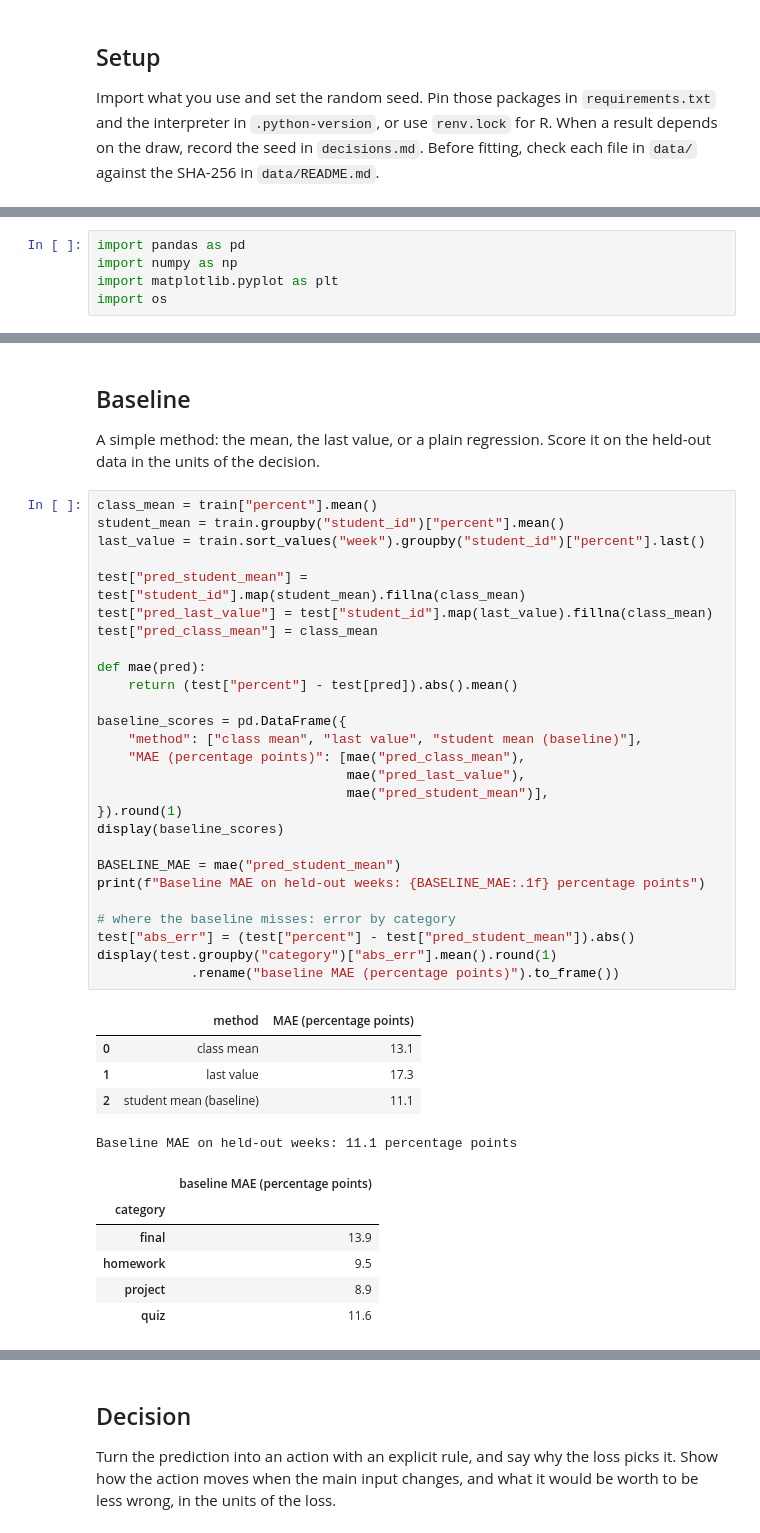
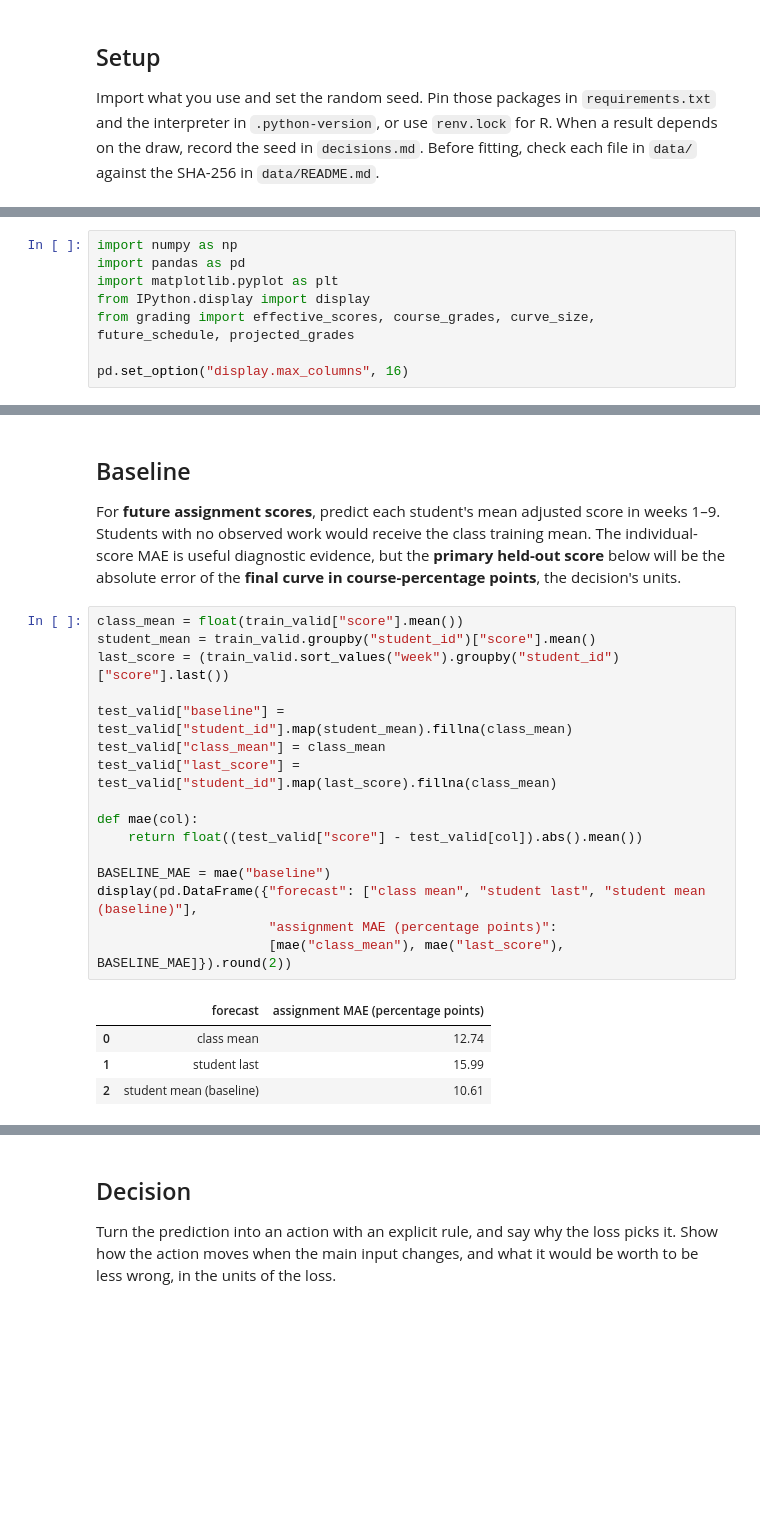
Before and after one commit to ssrini24/aii600-shriya-shourouk-nikki, a Jupyter notebook: analysis.ipynb, the cells around one changed output, grey strips where cells are left out. Cells and saved outputs as stored; diff of their text form; blank space fills up the shorter version.

```diff
--- a/analysis.ipynb
+++ b/analysis.ipynb
@@ -29,8 +31,11 @@ SystemExit: no SHA-256 for gradebook.csv in data/README.md
 # %%
+import numpy as np
 import pandas as pd
-import numpy as np
 import matplotlib.pyplot as plt
-import os
+from IPython.display import display
+from grading import effective_scores, course_grades, curve_size, future_schedule, projected_grades
+
+pd.set_option("display.max_columns", 16)
 # %% [markdown]
 ## Question
 
@@ -133,44 +167,29 @@ test:  500 rows, weeks 10-15
 # %% [markdown]
 ## Baseline
 
-A simple method: the mean, the last value, or a plain regression. Score it on the held-out data in the units of the decision.
+For **future assignment scores**, predict each student's mean adjusted score in weeks 1–9.
+Students with no observed work would receive the class training mean. The individual-score
+MAE is useful diagnostic evidence, but the **primary held-out score** below will be the
+absolute error of the **final curve in course-percentage points**, the decision's units.
 # %%
-class_mean = train["percent"].mean()
-student_mean = train.groupby("student_id")["percent"].mean()
-last_value = train.sort_values("week").groupby("student_id")["percent"].last()
+class_mean = float(train_valid["score"].mean())
+student_mean = train_valid.groupby("student_id")["score"].mean()
+last_score = (train_valid.sort_values("week").groupby("student_id")["score"].last())
 
-test["pred_student_mean"] = test["student_id"].map(student_mean).fillna(class_mean)
-test["pred_last_value"] = test["student_id"].map(last_value).fillna(class_mean)
-test["pred_class_mean"] = class_mean
+test_valid["baseline"] = test_valid["student_id"].map(student_mean).fillna(class_mean)
+test_valid["class_mean"] = class_mean
+test_valid["last_score"] = test_valid["student_id"].map(last_score).fillna(class_mean)
 
-def mae(pred):
-    return (test["percent"] - test[pred]).abs().mean()
+def mae(col):
+    return float((test_valid["score"] - test_valid[col]).abs().mean())
 
-baseline_scores = pd.DataFrame({
-    "method": ["class mean", "last value", "student mean (baseline)"],
-    "MAE (percentage points)": [mae("pred_class_mean"),
-                                mae("pred_last_value"),
-                                mae("pred_student_mean")],
-}).round(1)
-display(baseline_scores)
-
-BASELINE_MAE = mae("pred_student_mean")
-print(f"Baseline MAE on held-out weeks: {BASELINE_MAE:.1f} percentage points")
-
-# where the baseline misses: error by category
-test["abs_err"] = (test["percent"] - test["pred_student_mean"]).abs()
-display(test.groupby("category")["abs_err"].mean().round(1)
-            .rename("baseline MAE (percentage points)").to_frame())
+BASELINE_MAE = mae("baseline")
+display(pd.DataFrame({"forecast": ["class mean", "student last", "student mean (baseline)"],
+                      "assignment MAE (percentage points)":
+                      [mae("class_mean"), mae("last_score"), BASELINE_MAE]}).round(2))
 # %% [output]
-|  | method | MAE (percentage points) |
-| 0 | class mean | 13.1 |
-| 1 | last value | 17.3 |
-| 2 | student mean (baseline) | 11.1 |
+|  | forecast | assignment MAE (percentage points) |
+| 0 | class mean | 12.74 |
+| 1 | student last | 15.99 |
+| 2 | student mean (baseline) | 10.61 |
-Baseline MAE on held-out weeks: 11.1 percentage points
-|  | baseline MAE (percentage points) |
-| category |  |
-| final | 13.9 |
-| homework | 9.5 |
-| project | 8.9 |
-| quiz | 11.6 |
 # %% [markdown]
```
Also changed, not shown: parts of 17 cells of this notebook, 11 other files.
